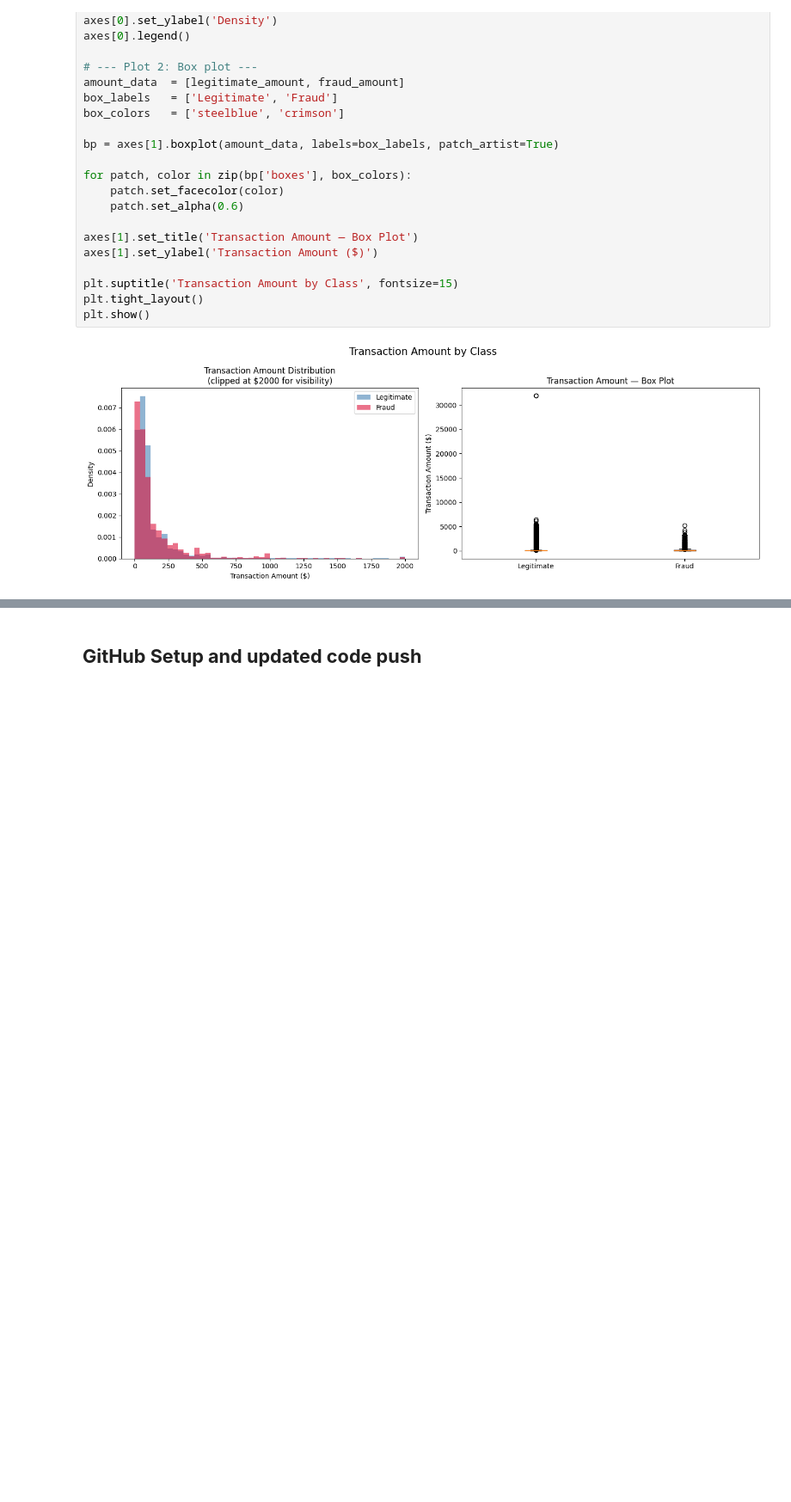
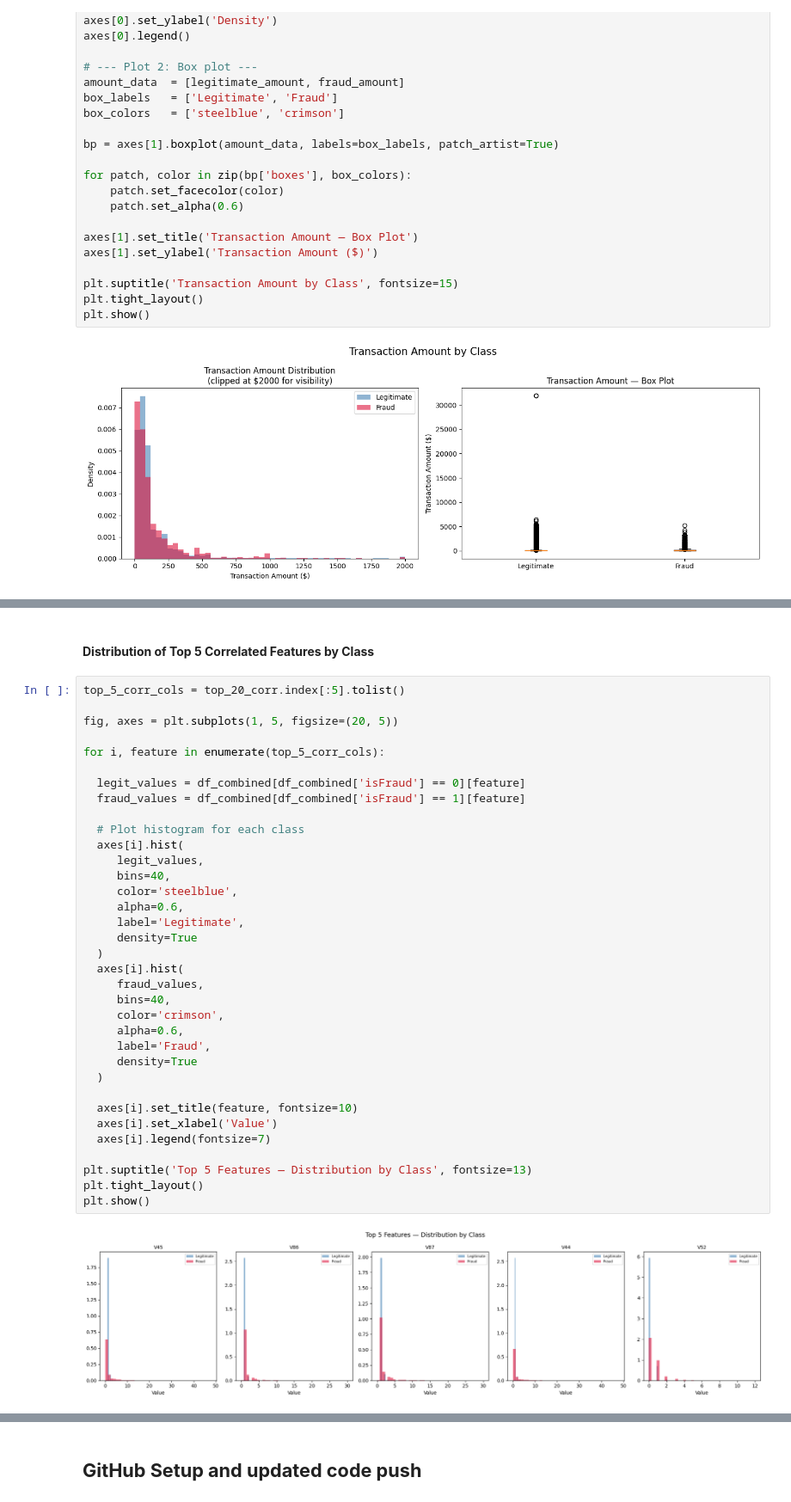
Before and after one commit to Thedeadman0612/TrustCart, a Jupyter notebook: phase1/notebooks/phase1_transaction_risk.ipynb, the cells around one changed output, grey strips where cells are left out. Shown at 86% size. Drawn from its saved outputs; the diff is of its cells as text; blank space fills up the shorter version.

```diff
--- a/phase1/notebooks/phase1_transaction_risk.ipynb
+++ b/phase1/notebooks/phase1_transaction_risk.ipynb
@@ -1007,0 +1069,39 @@ even if it occasionally flags legitimate transactions.
+# %% [markdown]
+#### **Distribution of Top 5 Correlated Features by Class**
+# %%
+top_5_corr_cols = top_20_corr.index[:5].tolist()
+
+fig, axes = plt.subplots(1, 5, figsize=(20, 5))
+
+for i, feature in enumerate(top_5_corr_cols):
+
+  legit_values = df_combined[df_combined['isFraud'] == 0][feature]
+  fraud_values = df_combined[df_combined['isFraud'] == 1][feature]
+
+  # Plot histogram for each class
+  axes[i].hist(
+     legit_values,
+     bins=40,
+     color='steelblue',
+     alpha=0.6,
+     label='Legitimate',
+     density=True
+  )
+  axes[i].hist(
+     fraud_values,
+     bins=40,
+     color='crimson',
+     alpha=0.6,
+     label='Fraud',
+     density=True
+  )
+
+  axes[i].set_title(feature, fontsize=10)
+  axes[i].set_xlabel('Value')
+  axes[i].legend(fontsize=7)
+
+plt.suptitle('Top 5 Features — Distribution by Class', fontsize=13)
+plt.tight_layout()
+plt.show()
+# %% [output]
+[figure, added]
```
Also changed, not shown: parts of 19 cells of this notebook.
